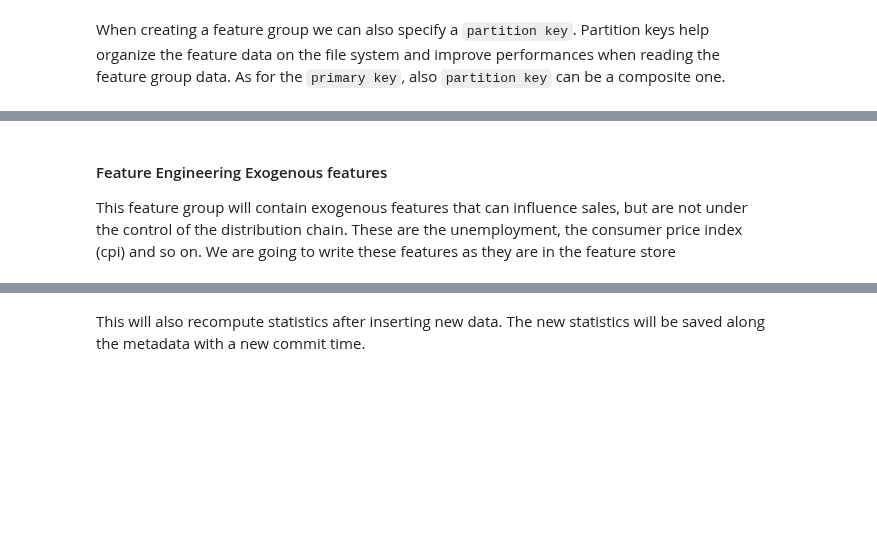
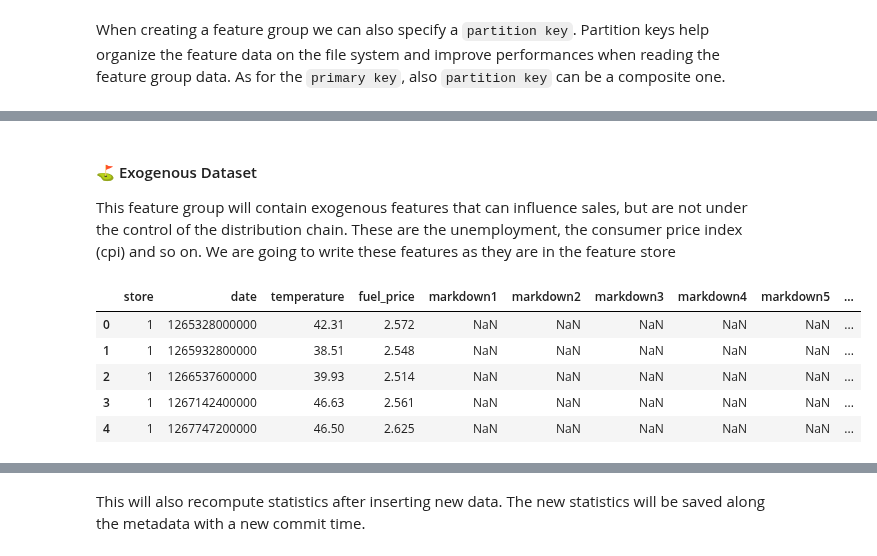
Before and after one commit to logicalclocks/hops-examples, a Jupyter notebook: notebooks/featurestore/hsfs/basics/feature_engineering.ipynb, the cells around one changed output, grey strips where cells are left out. Drawn from its saved outputs; the diff is of its cells as text; code cells hidden in the pictures; blank space fills up the shorter version.

```diff
--- a/notebooks/featurestore/hsfs/basics/feature_engineering.ipynb
+++ b/notebooks/featurestore/hsfs/basics/feature_engineering.ipynb
@@ -145,2 +150,9 @@ sales_fg = sales_df.withColumn("sales_last_month_store_dep", F.sum("weekly_sales
 
 Differently from the `store_fg`, for the `sales_fg` we are going to define a composite primary key. This means that each entry in the `sales_fg` is going to be uniquely identified by the store, the department and the week. In this case we are going to specify also a partition key. Partitioning is a tool available at your disposal to improve the performances of querying a feature group.
+# %%
+from datetime import datetime
+
+def timestamp_2_time(x):
+    dt_obj = datetime.strptime(x, '%d/%m/%Y')
+    dt_obj = dt_obj.timestamp() * 1000
+    return int(dt_obj)
@@ -187,6 +240,17 @@ sales_part_fg_meta.save(sales_fg)
 # %% [markdown]
-#### Feature Engineering Exogenous features
+#### ⛳️ Exogenous Dataset
 
 This feature group will contain exogenous features that can influence sales, but are not under the control of the distribution chain. These are the unemployment, the consumer price index (cpi) and so on.
 We are going to write these features as they are in the feature store
+# %%
+exogenous_csv.date = exogenous_csv.date.apply(timestamp_2_time)
+exogenous_csv.is_holiday = exogenous_csv.is_holiday.apply(int)
+exogenous_csv.head()
+# %% [output]
+|  | store | date | temperature | fuel_price | markdown1 | markdown2 | markdown3 | markdown4 | markdown5 | ... |
+| 0 | 1 | 1265328000000 | 42.31 | 2.572 | NaN | NaN | NaN | NaN | NaN | ... |
+| 1 | 1 | 1265932800000 | 38.51 | 2.548 | NaN | NaN | NaN | NaN | NaN | ... |
+| 2 | 1 | 1266537600000 | 39.93 | 2.514 | NaN | NaN | NaN | NaN | NaN | ... |
+| 3 | 1 | 1267142400000 | 46.63 | 2.561 | NaN | NaN | NaN | NaN | NaN | ... |
+| 4 | 1 | 1267747200000 | 46.50 | 2.625 | NaN | NaN | NaN | NaN | NaN | ... |
 # %%
```
Also changed, not shown: parts of 40 cells of this notebook, 2 other files.
